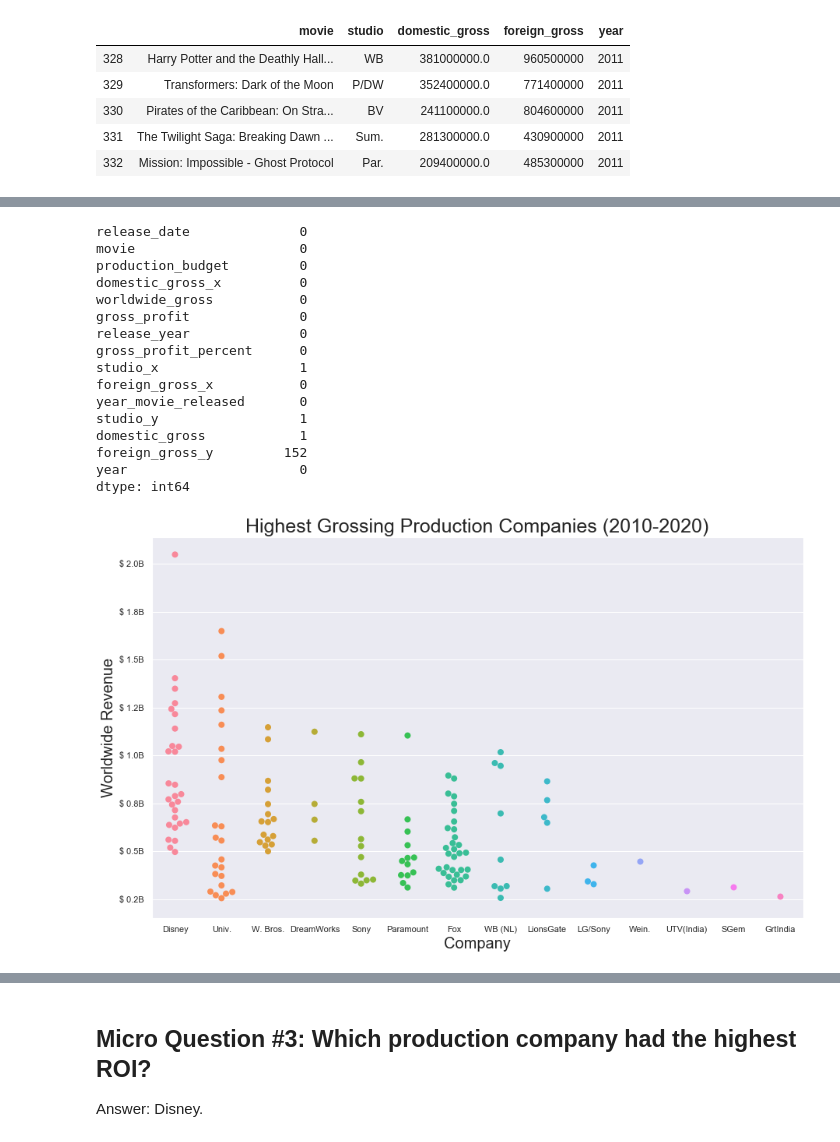
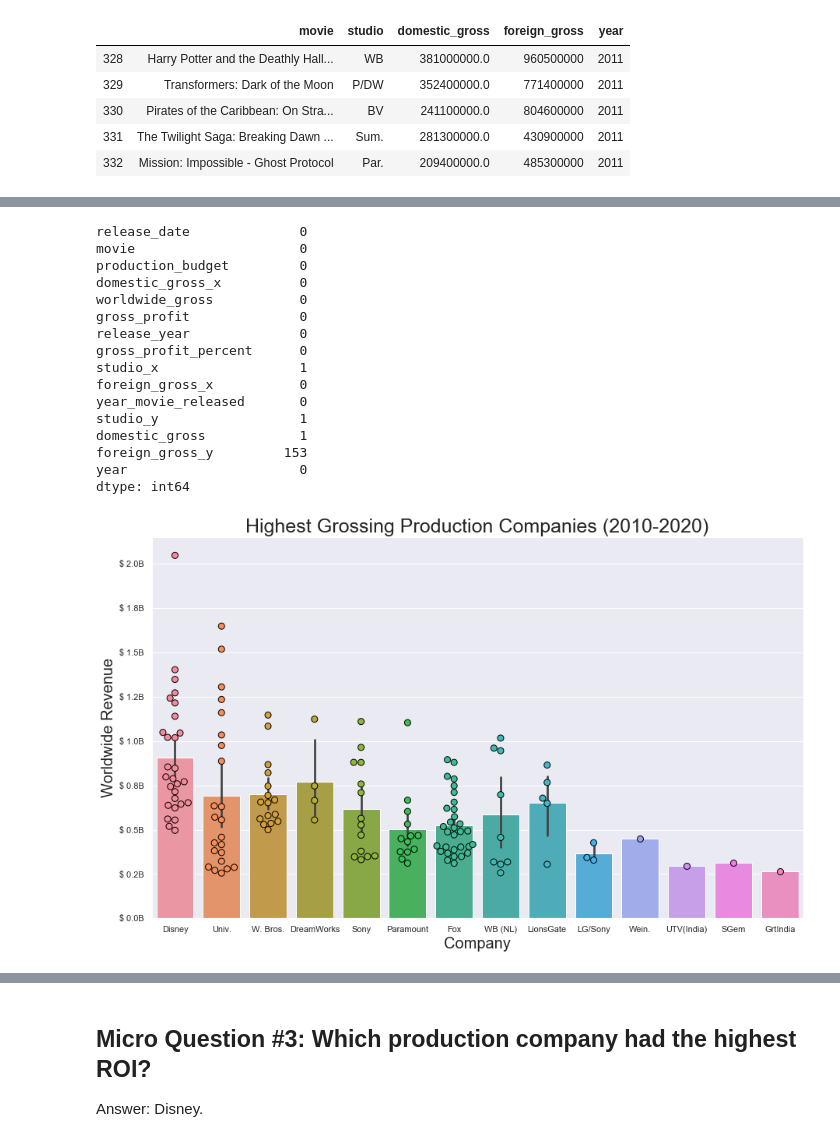
Before and after one commit to stones-1130/dsc-mod-1-project-v2-1-onl01-dtsc-pt-041320, a Jupyter notebook: student.ipynb, the cells around one changed output, grey strips where cells are left out. Cells and saved outputs as stored; diff of their text form; code cells hidden in the pictures.

Commit message:
updated with changes from first proj review

```diff
--- a/student.ipynb
+++ b/student.ipynb
@@ -311,4 +327,4 @@ df_8_dups
 165 rows × 7 columns
 # %%
 #REMOVE DUPLICATES
-df_8.drop_duplicates(subset="movie", keep=False, inplace=True)
+df_8.drop_duplicates(subset="movie", keep='first', inplace=True)
@@ -866,14 +905,14 @@ formatter = FuncFormatter(billions)
 sns.set(rc={'figure.figsize':(15,9)})
 
 
-x = df_finance['gross_profit_percent'][(df_finance['gross_profit_percent'] < 10000)]
+y = df_finance['gross_profit_percent'][(df_finance['gross_profit_percent'] < 10000)]
 
-y = df_finance['gross_profit'][(df_finance['gross_profit'] > 0) & df_finance['gross_profit'] < 30000000]
+x = df_finance['gross_profit'][(df_finance['gross_profit'] > 0) & df_finance['gross_profit'] < 30000000]
 
 ax = sns.scatterplot(x, y, data=df_finance)
 
-ax.yaxis.set_major_formatter(formatter)
-ax.set_xlabel('Return on Investment (%)', fontsize=20)
-ax.set_ylabel('Gross profit in $Billion (USD)', fontsize=20)
+ax.xaxis.set_major_formatter(formatter)
+ax.set_ylabel('Return on Investment (%)', fontsize=20)
+ax.set_xlabel('Gross profit in $Billion (USD)', fontsize=20)
 ax.set_title('Return on Investment compared against Total Gross Profit', fontsize=25);
 # %% [output]
@@ -1083,7 +1131,7 @@ foreign_gross_x           0
 year_movie_released       0
 studio_y                  1
 domestic_gross            1
-foreign_gross_y         152
+foreign_gross_y         153
 year                      0
 dtype: int64
 # %%
@@ -1098,13 +1146,15 @@ formatter = FuncFormatter(billions)
 # %%
 studio_20 = df_test_2['studio_x'][:150]
 
 sns.set(rc={'figure.figsize':(15,9)})
 
-ax = sns.swarmplot(x=studio_20, y='worldwide_gross', data=df_test_2, size=8)
+ax = sns.swarmplot(x=studio_20, y='worldwide_gross', data=df_test_2, size=8, edgecolor='black', linewidth=1) #Add edge colors to markers
+ax = sns.barplot(x=studio_20, y='worldwide_gross', data=df_test_2)
+
 
 ax.yaxis.set_major_formatter(formatter)
 ax.set_xlabel('Company', fontsize=20)
 ax.set_ylabel('Worldwide Revenue', fontsize=20)
 ax.set_title("Highest Grossing Production Companies (2010-2020)", fontsize=25);
 # %% [output]
-[figure, old version]
+[figure, new version]
```
Also changed, not shown: parts of 49 cells of this notebook, 1 other file.
